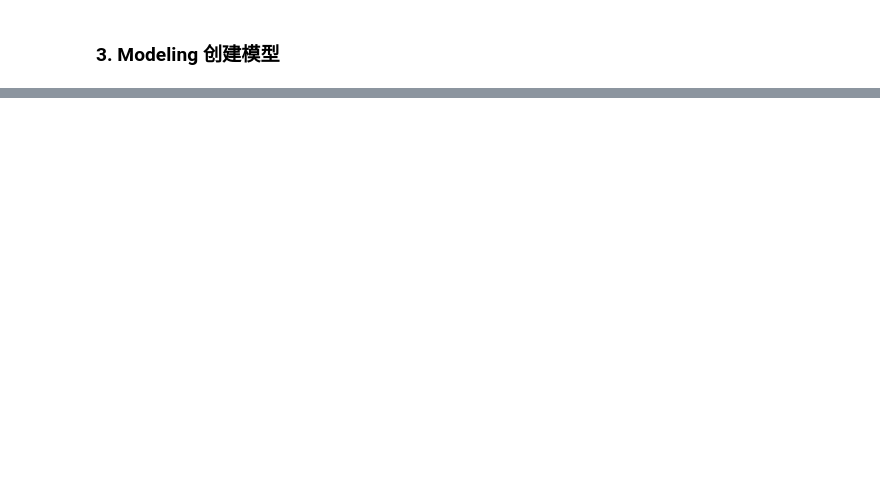
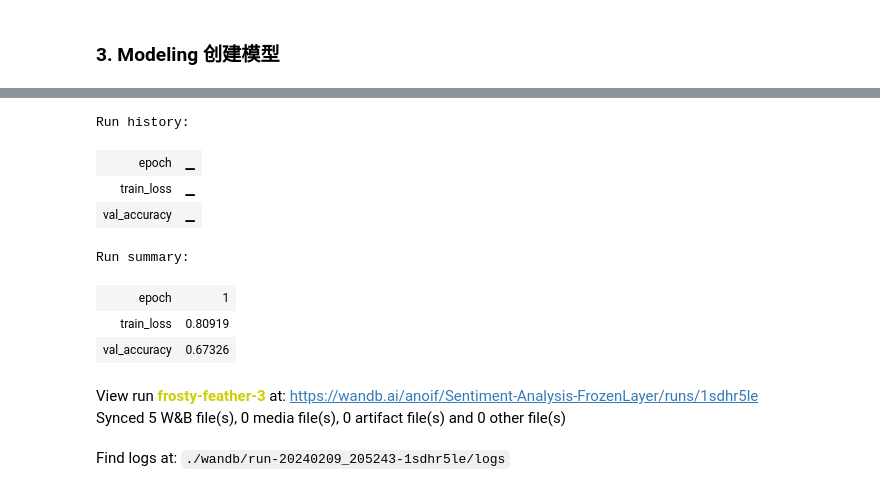
Before and after one commit to Anoif01/Sentiment-Analysis-FrozenLayer, a Jupyter notebook: FrozenLayer_Movie_Review_Sentiment_Analysis.ipynb, the cells around one changed output, grey strips where cells are left out. Cells and saved outputs as stored; diff of their text form; code cells hidden in the pictures; blank space fills up the shorter version.

```diff
--- a/FrozenLayer_Movie_Review_Sentiment_Analysis.ipynb
+++ b/FrozenLayer_Movie_Review_Sentiment_Analysis.ipynb
@@ -320,3 +476,17 @@ for epoch in range(6):
+# %%
+wandb.finish()
+# %% [output]
+Run history:
+| epoch | ▁ |
+| train_loss | ▁ |
+| val_accuracy | ▁ |
+Run summary:
+| epoch | 1 |
+| train_loss | 0.80919 |
+| val_accuracy | 0.67326 |
+View run frosty-feather-3 at: https://wandb.ai/anoif/Sentiment-Analysis-FrozenLayer/runs/1sdhr5le
+Synced 5 W&B file(s), 0 media file(s), 0 artifact file(s) and 0 other file(s)
+Find logs at: ./wandb/run-20240209_205243-1sdhr5le/logs
 # %%
 model.eval()
 predictions = []
```
Also changed, not shown: parts of 14 cells of this notebook.
